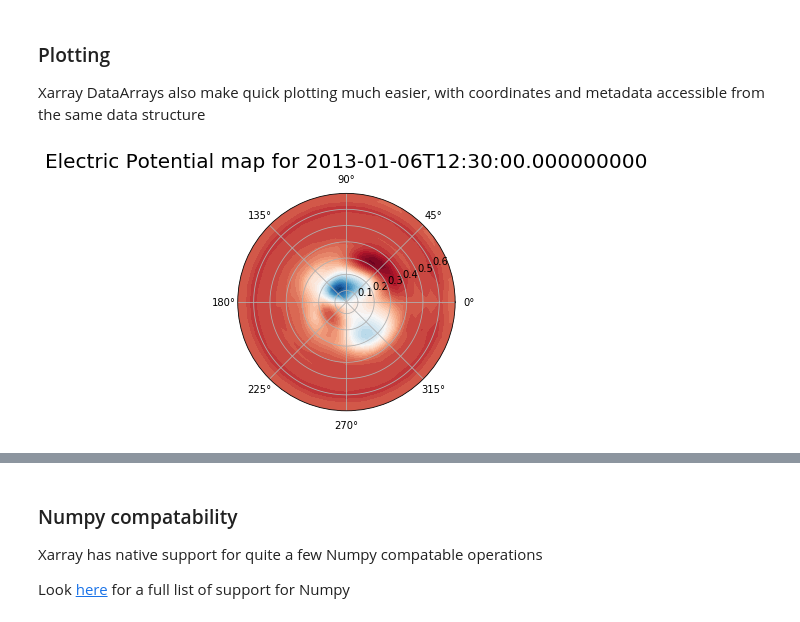
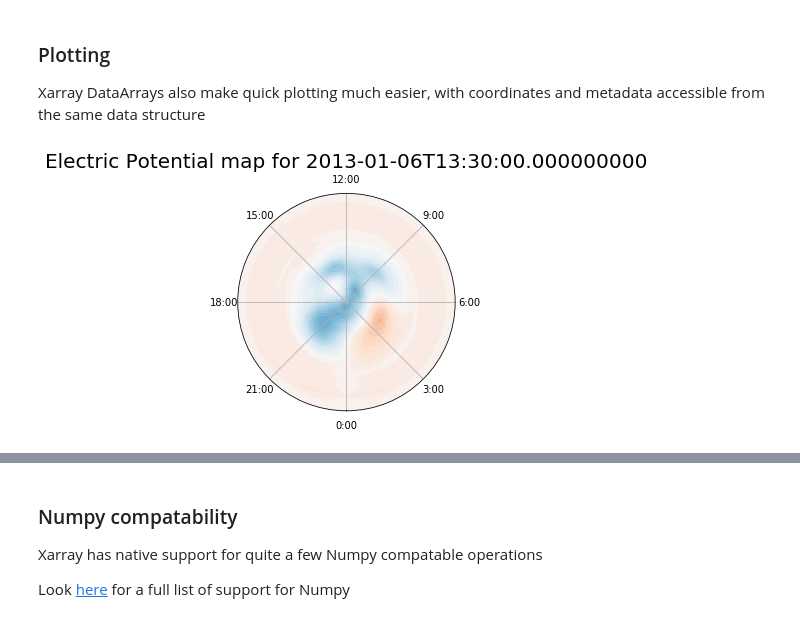
Before and after one commit to AMGeO-Collaboration/AMGeO-API-Release, a Jupyter notebook: AMGeO-Api-Release.ipynb, the cells around one changed output, grey strips where cells are left out. Drawn from its saved outputs; the diff is of its cells as text; code cells hidden in the pictures.

Commit message:
fresh cell for plotting

```diff
--- a/AMGeO-Api-Release.ipynb
+++ b/AMGeO-Api-Release.ipynb
@@ -435,18 +435,33 @@ Xarray DataArrays also make quick plotting much easier, with coordinates and met
 # %%
 import matplotlib.pyplot as plt
 import numpy as np
 
 def plot_epot_map(fig, lats, lons, epot):
     ax = fig.add_subplot(111, projection='polar')
+
+    # label theta with hours
+    ax.set_theta_zero_location('S')
+    theta_label_values = np.array([0.,3.,6.,9.,12.,15.,18.,21.])*180./12
+    theta_labels = ['%d:00' % (int(th/180.*12)) for th in theta_label_values.flatten().tolist()]
+    ax.set_thetagrids(theta_label_values,labels=theta_labels)
+
+    # lable r
+    r_label_values = 90.-np.array([80.,70.,60.,50.,40.])
+    r_labels = [r'$%d^{o}$' % (int(90.-rv)) for rv in r_label_values.flatten().tolist()]
+    ax.set_rgrids(r_label_values,labels=r_labels)
+
+    # plotting
     r = np.radians(90.-lats)
     th = np.radians(lons)
-    ax.contourf(th,r,epot,50,cmap='RdBu_r')
+    v = 20000
+    levels = np.linspace(-v, v, 50)
+    ax.contourf(th,r,epot,50,cmap='RdBu_r', levels=levels, vmin=-v, vmax=v)
     return ax
 
-epot = ds['epot'][0]
+epot = ds['epot'][1]
 fig = plt.figure(figsize=(4, 4))
 ax = plot_epot_map(fig, epot.lat, epot.lon, epot)
 ax.set_title('Electric Potential map for %s' % epot.time.values, pad=15, size=20)
 None
 # %% [output]
-[figure, old version]
+[figure, new version]
```
Also changed, not shown: parts of 2 cells of this notebook, 1 other file.
